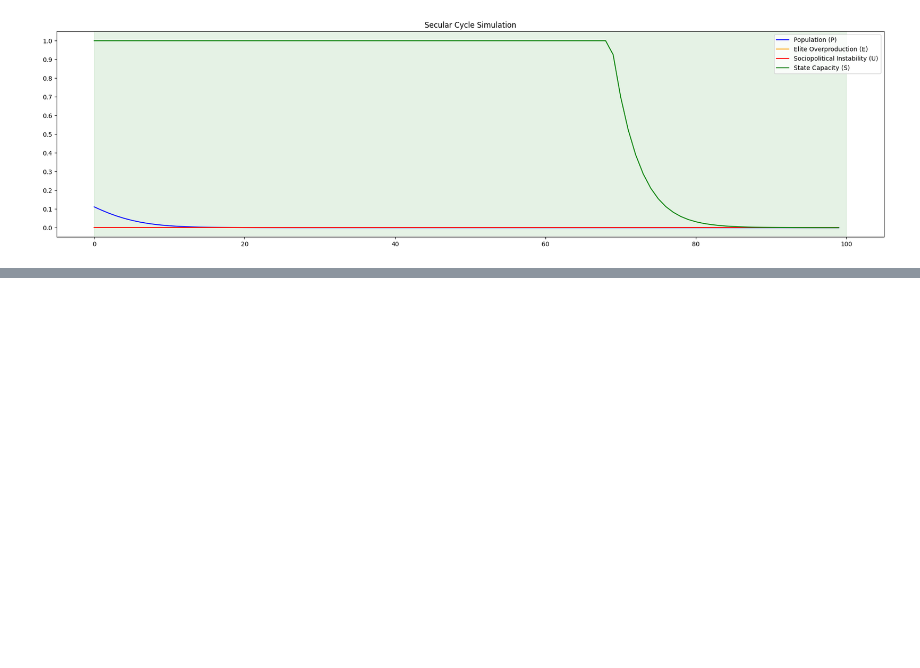
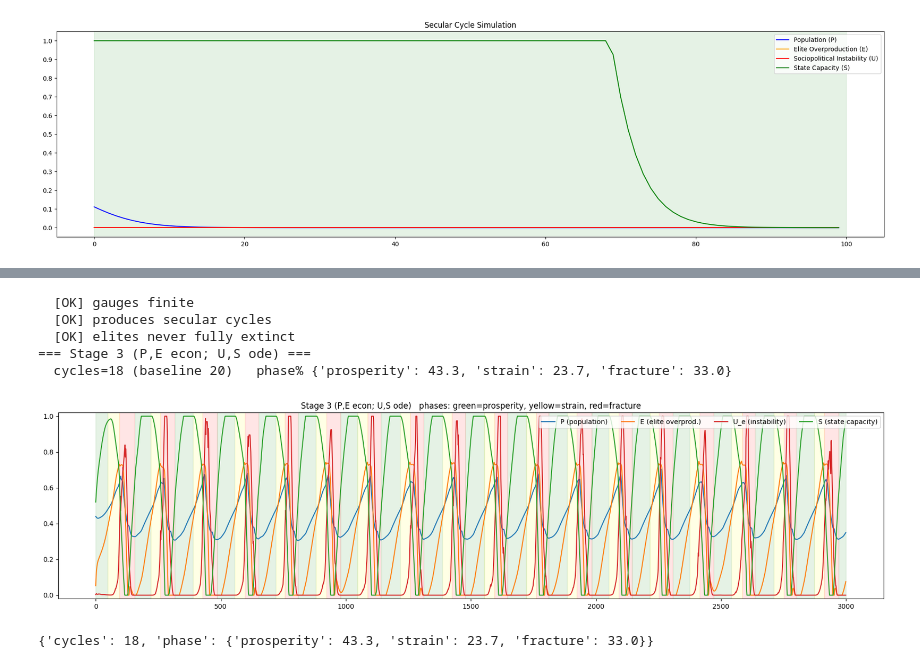
Before and after one commit to Strategy-Gamer/rota-fortunae, a Jupyter notebook: Planning/secular_cycles.ipynb, the cells around one changed output, grey strips where cells are left out. Drawn from its saved outputs; the diff is of its cells as text; code cells hidden in the pictures; blank space fills up the shorter version.

```diff
--- a/Planning/secular_cycles.ipynb
+++ b/Planning/secular_cycles.ipynb
@@ -1827,0 +1935,15 @@ Revenue: 0.00, Expenses: 0.00, Savings: 0.00, Debt: 0.00, Debt Capacity: 0.00
+# %%
+# --- Stage 3 gate: population + elite overproduction economy-driven ---
+s3 = run_secular(mode_P="econ", mode_E="econ")
+check(all(math.isfinite(v) for v in s3.E_history), "gauges finite")
+check(count_cycles(s3.phase_history) >= 3, "produces secular cycles")
+check(min(s3.econ_hist["elites"]) > 0, "elites never fully extinct")
+compare_to_baseline(s3, label="Stage 3 (P,E econ; U,S ode)")
+# %% [output]
+  [OK] gauges finite
+  [OK] produces secular cycles
+  [OK] elites never fully extinct
+=== Stage 3 (P,E econ; U,S ode) ===
+  cycles=18 (baseline 20)   phase% {'prosperity': 43.3, 'strain': 23.7, 'fracture': 33.0}
+[figure, added]
+{'cycles': 18, 'phase': {'prosperity': 43.3, 'strain': 23.7, 'fracture': 33.0}}
```
Also changed, not shown: parts of 28 cells of this notebook, 5 other files.
